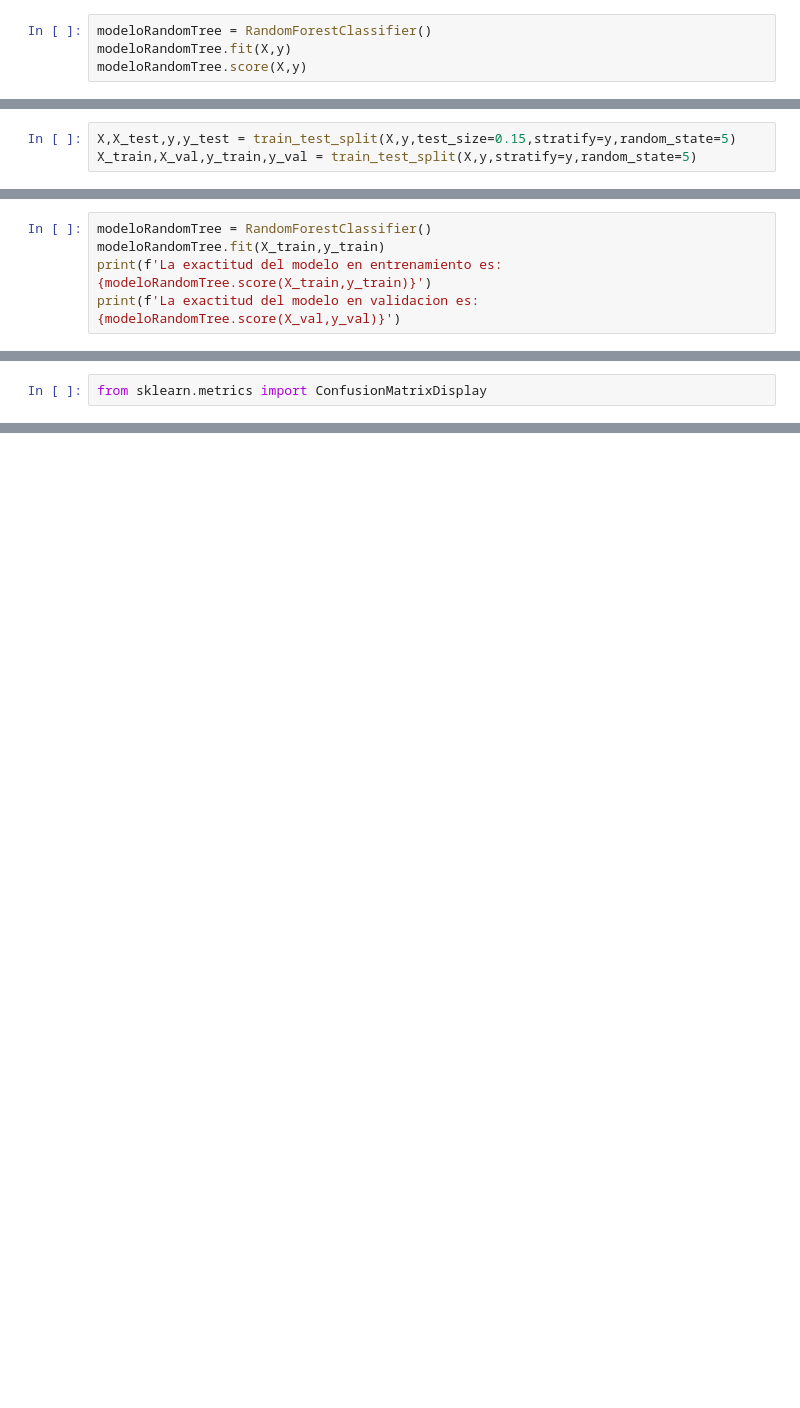
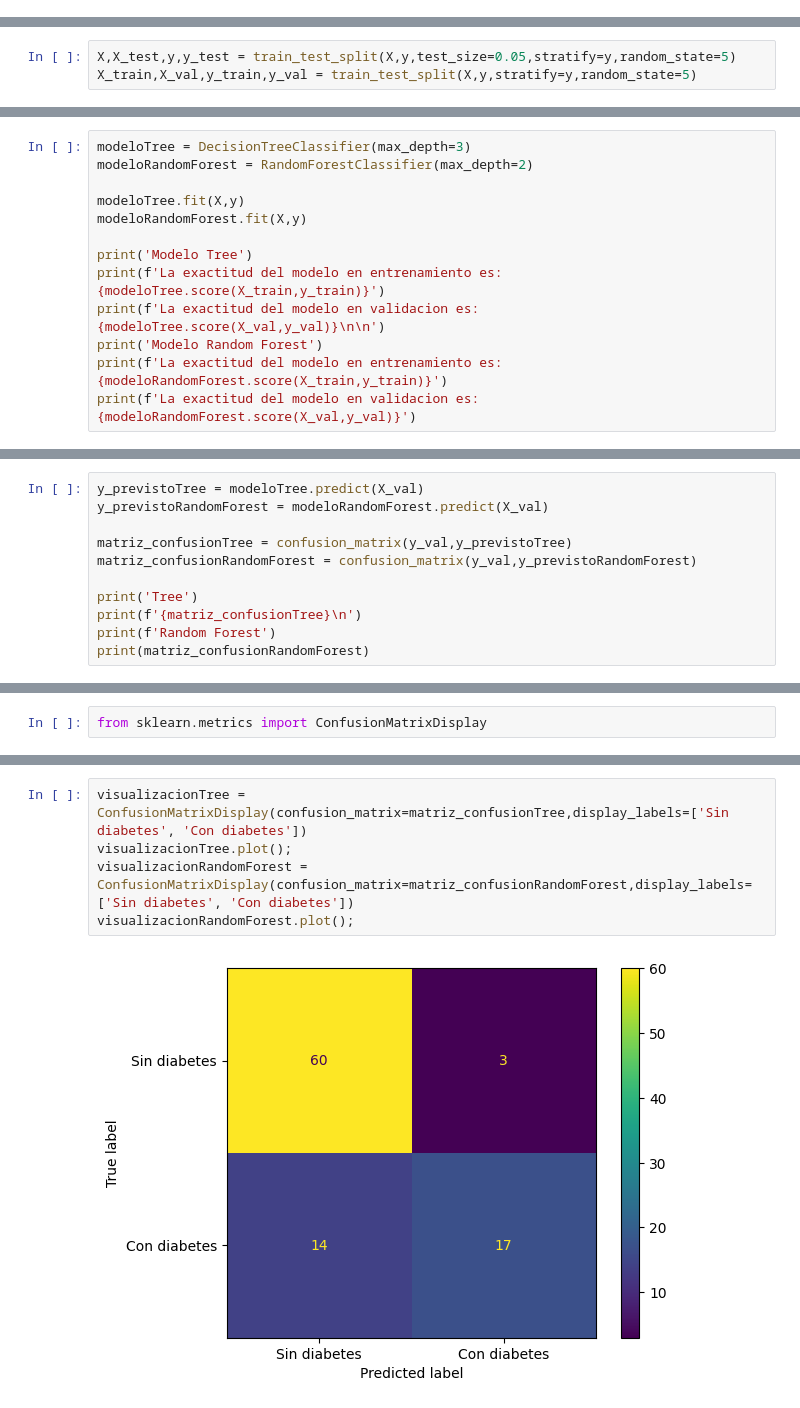
Before and after one commit to Liuz8/Estadisticas_y_Machine_Learning, a Jupyter notebook: desafio.ipynb, the cells around one changed output, grey strips where cells are left out. Cells and saved outputs as stored; diff of their text form; blank space fills up the shorter version.

```diff
--- a/desafio.ipynb
+++ b/desafio.ipynb
@@ -19,4 +46,0 @@ y = df.moroso
-# %%
-modeloRandomTree = RandomForestClassifier()
-modeloRandomTree.fit(X,y)
-modeloRandomTree.score(X,y)
@@ -31,3 +77,3 @@ from sklearn.model_selection import train_test_split
 # %%
-X,X_test,y,y_test = train_test_split(X,y,test_size=0.15,stratify=y,random_state=5)
+X,X_test,y,y_test = train_test_split(X,y,test_size=0.05,stratify=y,random_state=5)
 X_train,X_val,y_train,y_val = train_test_split(X,y,stratify=y,random_state=5)
@@ -34,6 +85,14 @@ X_train,X_val,y_train,y_val = train_test_split(X,y,stratify=y,random_state=5)
 # %%
-modeloRandomTree = RandomForestClassifier()
-modeloRandomTree.fit(X_train,y_train)
-print(f'La exactitud del modelo en entrenamiento es: {modeloRandomTree.score(X_train,y_train)}')
-print(f'La exactitud del modelo en validacion es: {modeloRandomTree.score(X_val,y_val)}')
+modeloTree = DecisionTreeClassifier(max_depth=3)
+modeloRandomForest = RandomForestClassifier(max_depth=2)
+
+modeloTree.fit(X,y)
+modeloRandomForest.fit(X,y)
+
+print('Modelo Tree')
+print(f'La exactitud del modelo en entrenamiento es: {modeloTree.score(X_train,y_train)}')
+print(f'La exactitud del modelo en validacion es: {modeloTree.score(X_val,y_val)}\n\n')
+print('Modelo Random Forest')
+print(f'La exactitud del modelo en entrenamiento es: {modeloRandomForest.score(X_train,y_train)}')
+print(f'La exactitud del modelo en validacion es: {modeloRandomForest.score(X_val,y_val)}')
 # %% [output]
@@ -50,0 +111,11 @@ print(matriz_confusion)
+# %%
+y_previstoTree = modeloTree.predict(X_val)
+y_previstoRandomForest = modeloRandomForest.predict(X_val)
+
+matriz_confusionTree = confusion_matrix(y_val,y_previstoTree)
+matriz_confusionRandomForest = confusion_matrix(y_val,y_previstoRandomForest)
+
+print('Tree')
+print(f'{matriz_confusionTree}\n')
+print(f'Random Forest')
+print(matriz_confusionRandomForest)
@@ -197,0 +132,7 @@ Si quieres, puedo hacerte **la visualización de ambas matrices con `ConfusionMa
+# %%
+visualizacionTree = ConfusionMatrixDisplay(confusion_matrix=matriz_confusionTree,display_labels=['Sin diabetes', 'Con diabetes'])
+visualizacionTree.plot();
+visualizacionRandomForest = ConfusionMatrixDisplay(confusion_matrix=matriz_confusionRandomForest,display_labels=['Sin diabetes', 'Con diabetes'])
+visualizacionRandomForest.plot();
+# %% [output]
+[figure, added]
```
Also changed, not shown: parts of 28 cells of this notebook, 1 other file.
